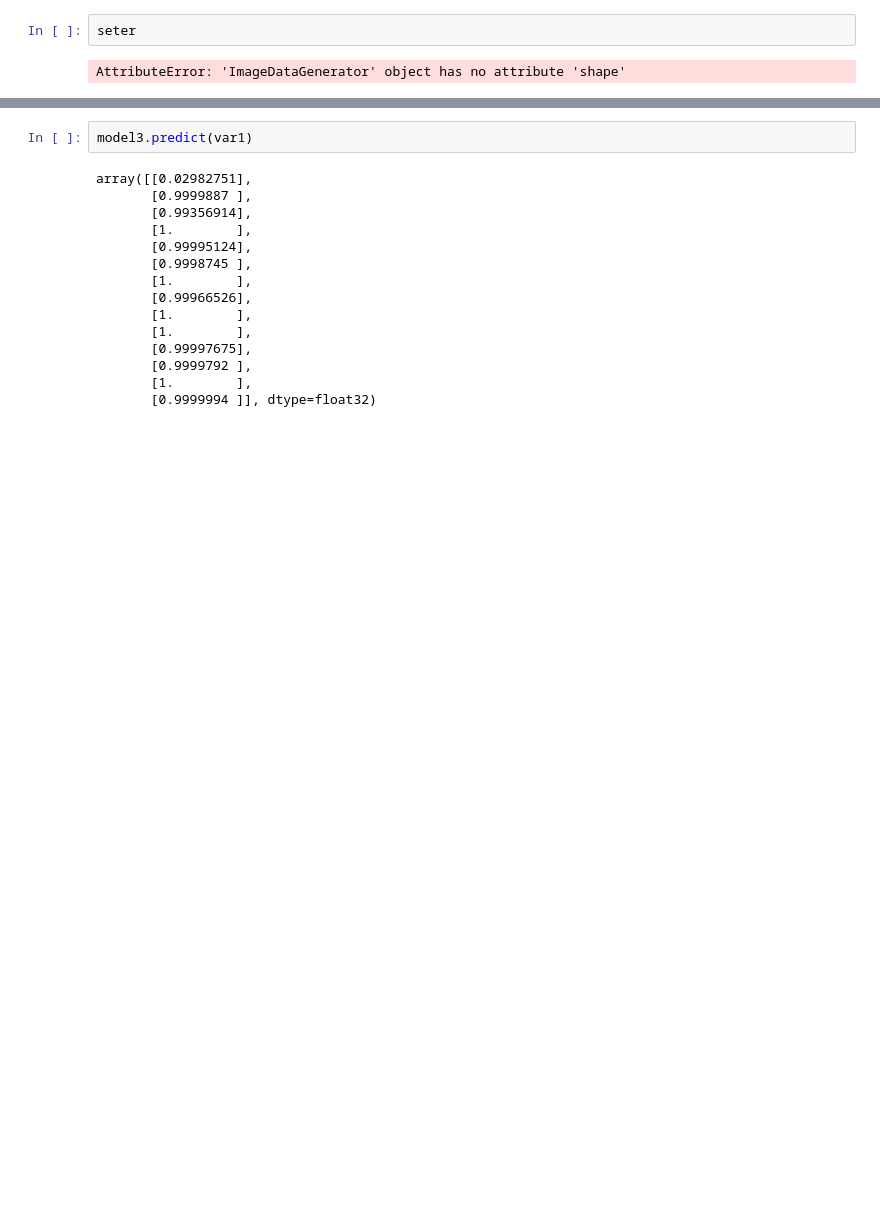
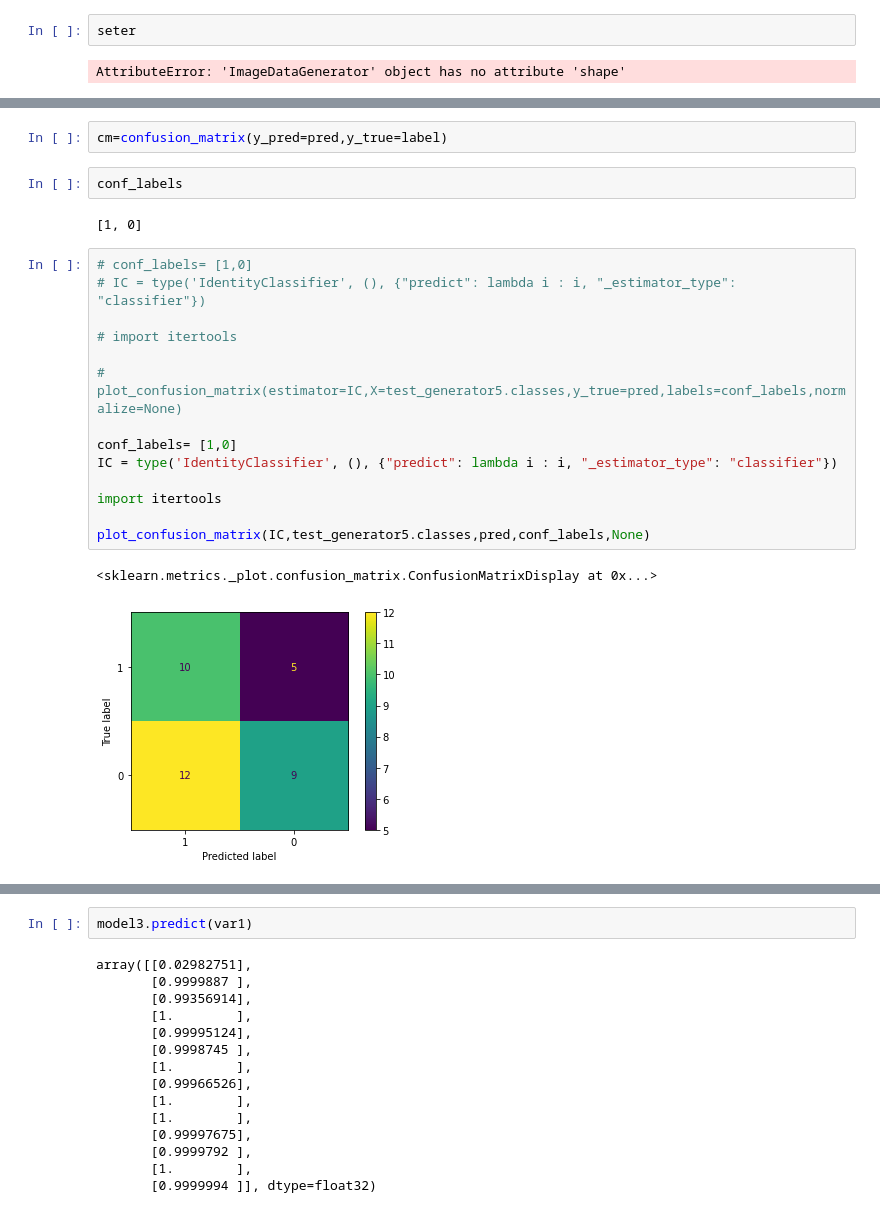
Before and after one commit to criolloprimero/to-be-animu-or-not-to-be, a Jupyter notebook: scrap_code.ipynb, the cells around one changed output, grey strips where cells are left out. Drawn from its saved outputs; the diff is of its cells as text; blank space fills up the shorter version.

```diff
--- a/scrap_code.ipynb
+++ b/scrap_code.ipynb
@@ -779,0 +814,23 @@ print(label)
+# %%
+cm=confusion_matrix(y_pred=pred,y_true=label)
+# %%
+conf_labels
+# %% [output]
+[1, 0]
+# %%
+# conf_labels= [1,0]
+# IC = type('IdentityClassifier', (), {"predict": lambda i : i, "_estimator_type": "classifier"})
+
+# import itertools
+
+# plot_confusion_matrix(estimator=IC,X=test_generator5.classes,y_true=pred,labels=conf_labels,normalize=None)
+
+conf_labels= [1,0]
+IC = type('IdentityClassifier', (), {"predict": lambda i : i, "_estimator_type": "classifier"})
+
+import itertools
+
+plot_confusion_matrix(IC,test_generator5.classes,pred,conf_labels,None)
+# %% [output]
+<sklearn.metrics._plot.confusion_matrix.ConfusionMatrixDisplay at 0x...>
+[figure, added]
```
Also changed, not shown: parts of 9 cells of this notebook, 41 other files.
